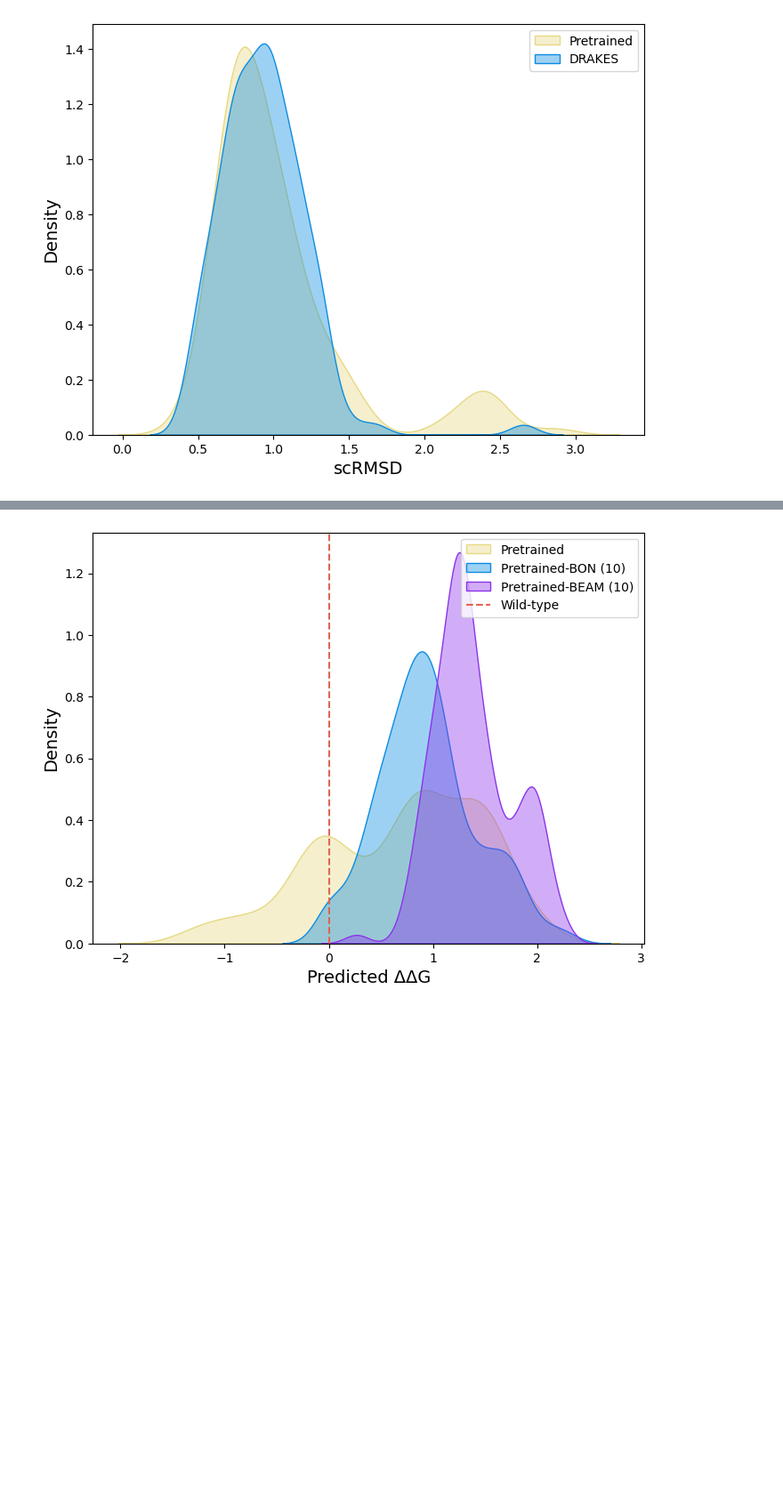
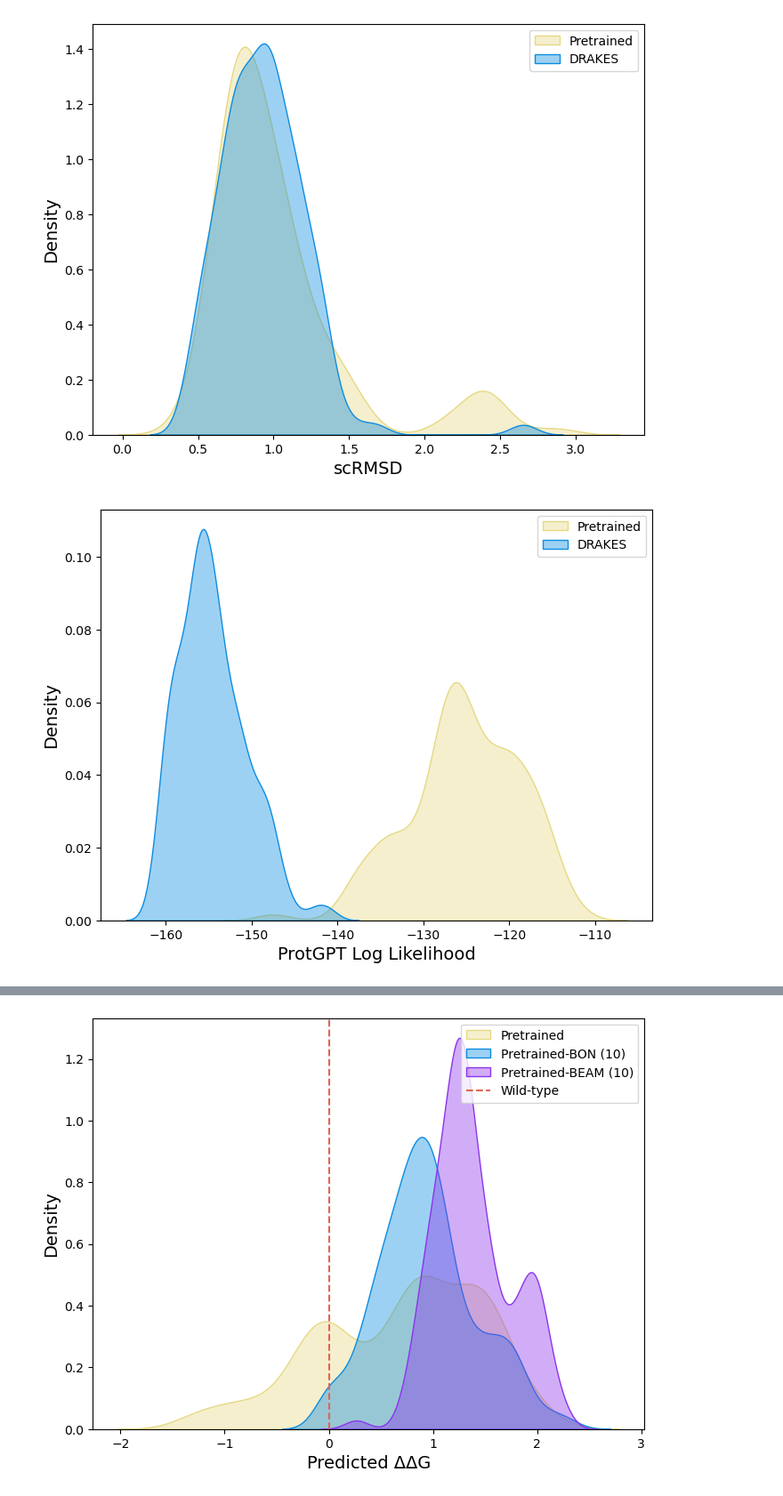
Before and after one commit to shainotshy1/BLISS_Experiments, a Jupyter notebook: DRAKES/analyze_new_distributions.ipynb, the cells around one changed output, grey strips where cells are left out. Shown at 89% size. Saved outputs shown, nothing was run; the diff lists cells and outputs as text; code cells hidden in the pictures; blank space fills up the shorter version.

Commit message:
added loglikelihood to all distributions

```diff
--- a/DRAKES/analyze_new_distributions.ipynb
+++ b/DRAKES/analyze_new_distributions.ipynb
@@ -37,6 +39,10 @@ analyze_protein_gen_helper('7JJK', data, labels, colors, 'rewards_eval', y_label
 analyze_protein_gen_helper('7JJK', data, labels, colors, 'gen_true_bb_rmsd', y_label='scRMSD')
 # %% [output]
 [figure]
+# %%
+analyze_protein_gen_helper('7JJK', data, labels, colors, 'loglikelihood', y_label='ProtGPT Log Likelihood')
+# %% [output]
+[figure, added]
 # %%
 print("\n---BON 10---")
 bon_10_dist_old_fn = 'data/bon_data/distribution/original_old_10_0.5_0_results_merge_old_7JJK_bon_10.csv'
```
Also changed, not shown: parts of 8 cells of this notebook, 12 other files.
